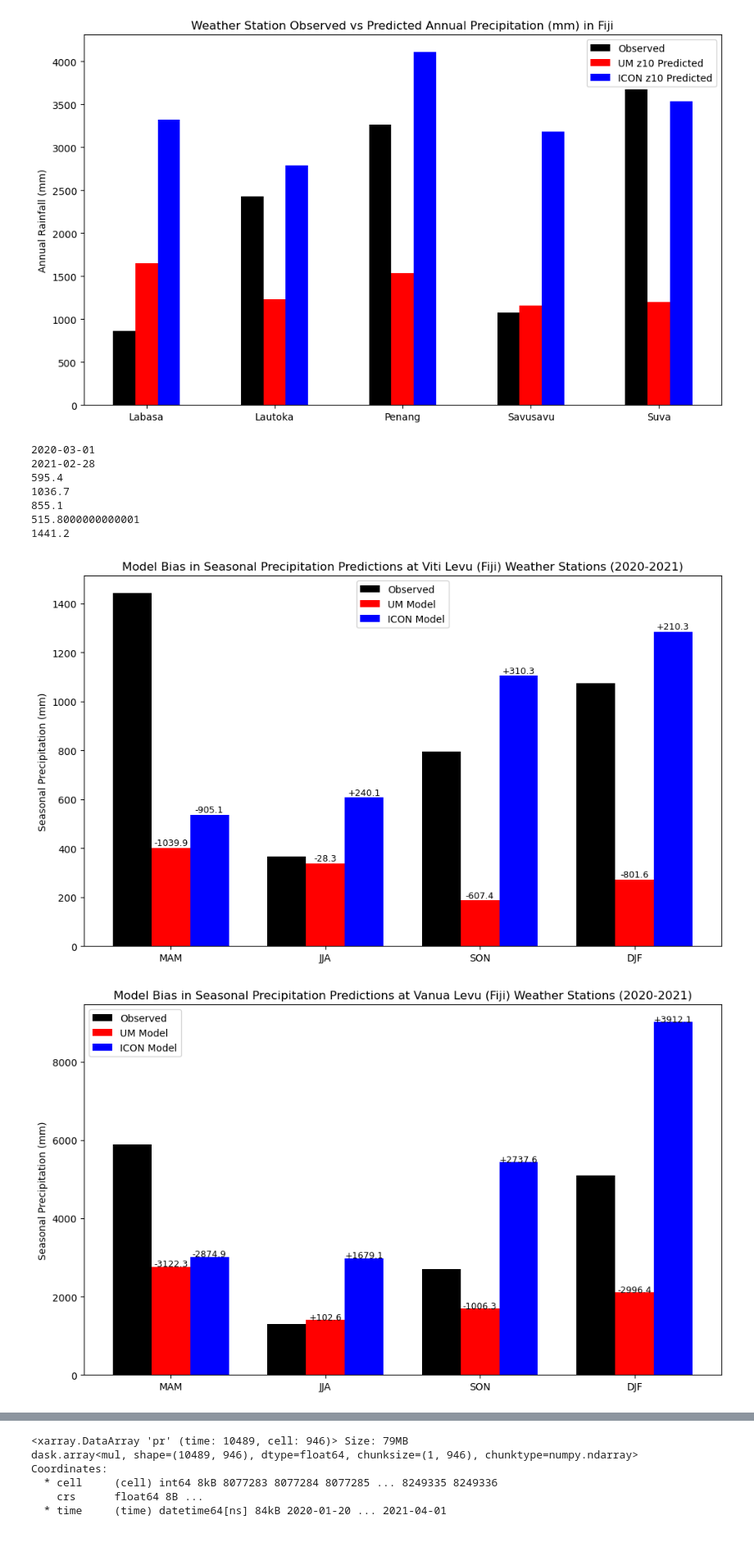
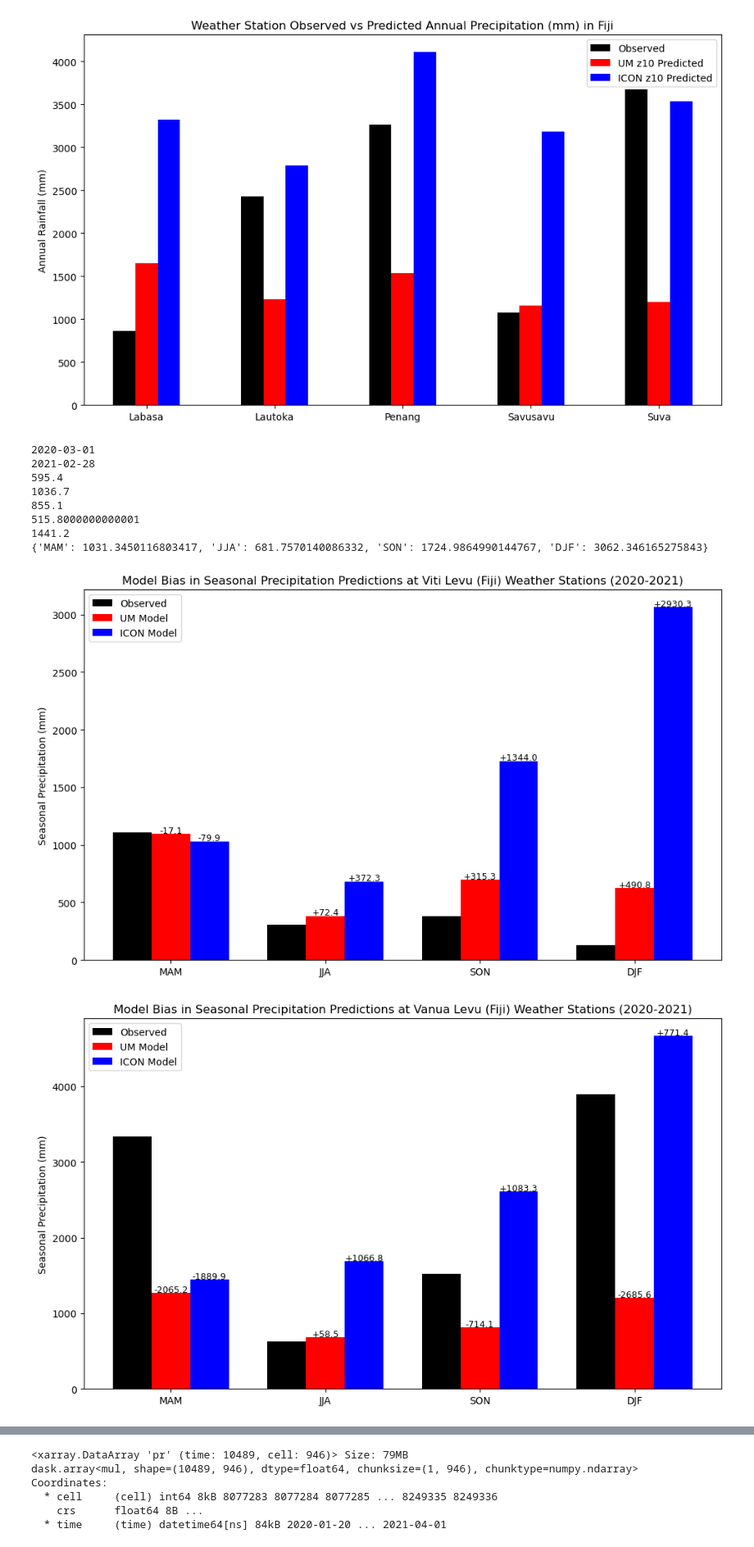
Before and after one commit to 21centuryweather/hk25-AusNode-ExtremePrecipitation, a Jupyter notebook: Code/f_Crop_model_data.ipynb, the cells around one changed output, grey strips where cells are left out. Shown: that part at 82% size. Drawn from its saved outputs; the diff is of its cells as text; code cells hidden in the pictures.

Commit message:
Fixed Fiji seasonal plots

```diff
--- a/Code/f_Crop_model_data.ipynb
+++ b/Code/f_Crop_model_data.ipynb
@@ -318,43 +318,43 @@ print(start_date)
 print(finish_date)
 
 obs_top = {
-    'MAM': mam,
-    'JJA': jja,
-    'SON': son,
-    'DJF': djf
+    'MAM': 0,
+    'JJA': 0,
+    'SON': 0,
+    'DJF': 0
 }
 obs_bot = {
-    'MAM': mam,
-    'JJA': jja,
-    'SON': son,
-    'DJF': djf
+    'MAM': 0,
+    'JJA': 0,
+    'SON': 0,
+    'DJF': 0
 }
 # UM model seasonal totals
 um_top = {
-    'MAM': mam_um,
-    'JJA': jja_um,
-    'SON': son_um,
-    'DJF': djf_um
+    'MAM': 0,
+    'JJA': 0,
+    'SON': 0,
+    'DJF': 0
 }
 um_bot = {
-    'MAM': mam_um,
-    'JJA': jja_um,
-    'SON': son_um,
-    'DJF': djf_um
+    'MAM': 0,
+    'JJA': 0,
+    'SON': 0,
+    'DJF': 0
 }
 
 # ICON model seasonal totals
 icon_top = {
-    'MAM': mam_icon,
-    'JJA': jja_icon,
-    'SON': son_icon,
-    'DJF': djf_icon
+    'MAM': 0,
+    'JJA': 0,
+    'SON': 0,
+    'DJF': 0
 }
 icon_bot = {
-    'MAM': mam_icon,
-    'JJA': jja_icon,
-    'SON': son_icon,
-    'DJF': djf_icon
+    'MAM': 0,
+    'JJA': 0,
+    'SON': 0,
+    'DJF': 0
 }
 
 obs_locations = ['labasa_airport', 'lautoka', 'penang', 'savusavu_airport', 'suva']
@@ -465,7 +465,7 @@ for i, obs_id in enumerate(obs_locations):
         'DJF': djf_icon
     }
 
-    if (locations[i] in ['labasa_airport', 'savusavu_airport']):
+    if (obs_id in ['labasa_airport', 'savusavu_airport']):
         obs_top = {k: obs_top[k] + obs[k] for k in obs}
         um_top = {k: um_top[k] + um[k] for k in um}
         icon_top = {k: icon_top[k] + icon[k] for k in icon}
@@ -489,35 +489,36 @@ def plot(obs, um, icon, island):
 
     # Annotate bias above model bars
     for i, season in enumerate(seasons):
         bias_um = um[season] - obs[season]
         bias_icon = icon[season] - obs[season]
 
         ax.text(x[i], um[season] + 10, f'{bias_um:+.1f}', ha='center', color='black', fontsize=9)
         ax.text(x[i] + width, icon[season] + 10, f'{bias_icon:+.1f}', ha='center', color='black', fontsize=9)
 
     # Labels and formatting
     ax.set_xticks(x)
     ax.set_xticklabels(seasons)
     ax.set_ylabel('Seasonal Precipitation (mm)')
     ax.set_title(f'Model Bias in Seasonal Precipitation Predictions at {island} (Fiji) Weather Stations (2020-2021)')
     ax.legend()
     plt.tight_layout()
     fname = f"hk25-AusNode-ExtremePrecipitation/Plots/Fiji_{island}_seasonal_precip_barplot.png"
     plt.savefig(fname, dpi=150, bbox_inches='tight')
     plt.show()
 
 plot(obs_top, um_top, icon_top, "Viti Levu")
 plot(obs_bot, um_bot, icon_bot, "Vanua Levu")
 # %% [output]
 2020-03-01
 2021-02-28
 595.4
 1036.7
 855.1
 515.8000000000001
 1441.2
+{'MAM': 1031.3450116803417, 'JJA': 681.7570140086332, 'SON': 1724.9864990144767, 'DJF': 3062.346165275843}
-[figure, old version]
+[figure, new version]
-[figure, old version]
+[figure, new version]
 # %%
 **Ignore code below
 # %%
```
